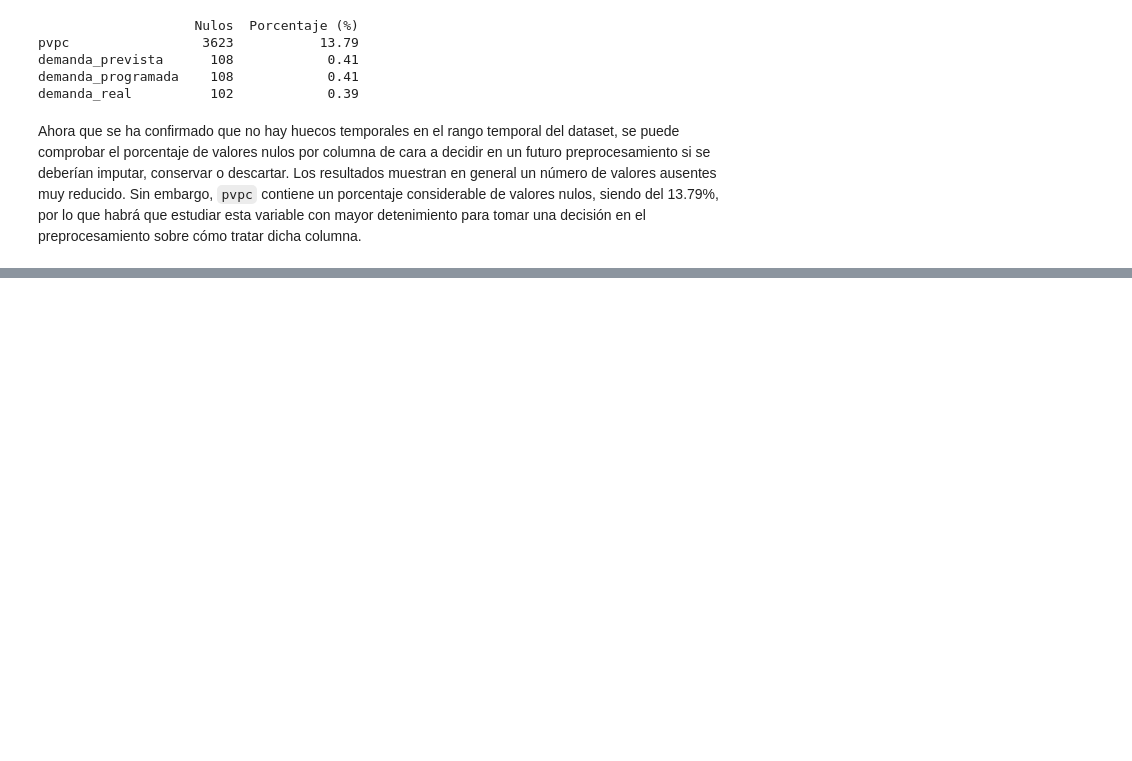
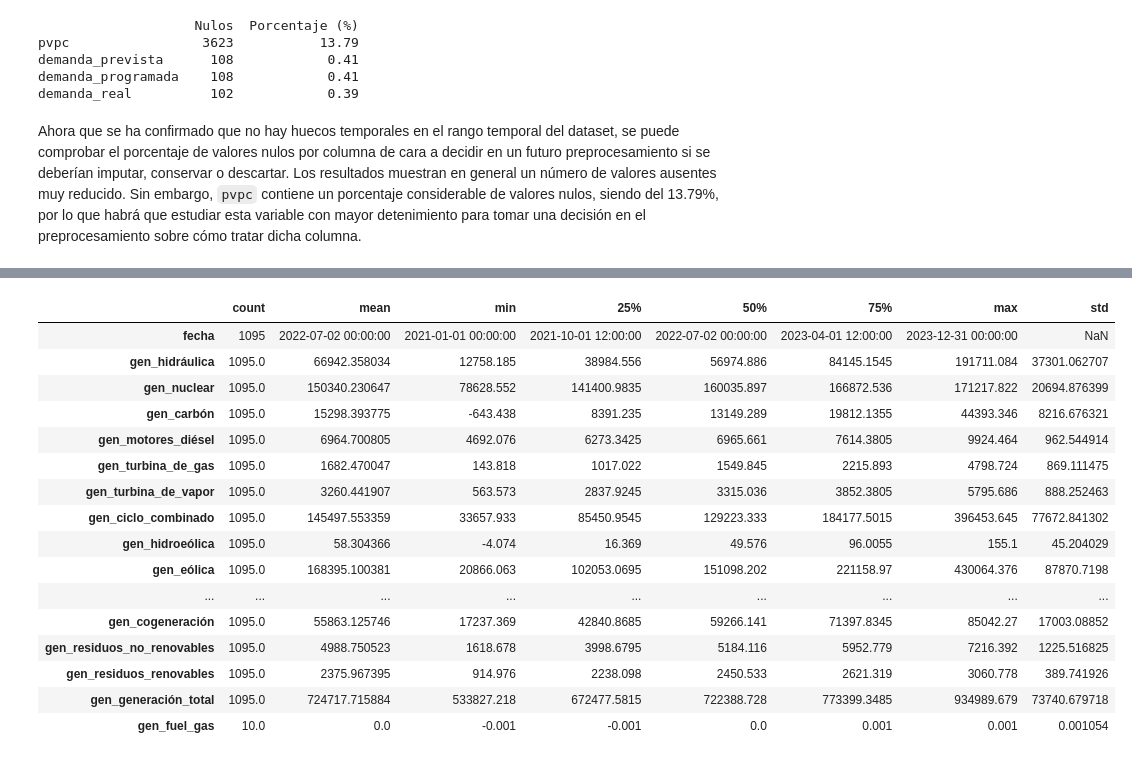
Before and after one commit to madalenointhemorning/MachineLearningUMU, a Jupyter notebook: practica2/notebooks/01_eda.ipynb, the cells around one changed output, grey strips where cells are left out. Saved outputs shown, nothing was run; the diff lists cells and outputs as text; code cells hidden in the pictures; blank space fills up the shorter version.

```diff
--- a/practica2/notebooks/01_eda.ipynb
+++ b/practica2/notebooks/01_eda.ipynb
@@ -22,7 +26,6 @@ sns.set_context("poster")
 # %%
-pd.set_option('display.max_columns', None) # Por si se quiere ver todas las columnas del DataFrame
-pd.set_option('display.max_rows', None) # Por si se quiere ver todas las filas del DataFrame
-pd.set_option('display.max_colwidth', None) # Por si se quiere ver todo el contenido de las columnas del DataFrame
+pd.set_option("display.max_columns", None)  # Para ver todas las columnas del DataFrame
+pd.set_option("display.width", 200)
 # %%
 DATA_PATH_GEN_DIARIA = Path("../data/raw/ree_generacion_diaria.csv")
 DATA_PATH_HORARIO = Path("../data/raw/ree_horario.csv")
@@ -210,0 +277,4 @@ Ahora que se ha confirmado que no hay huecos temporales en el rango temporal del
+# %%
+df_generacion["fecha"] = pd.to_datetime(df_generacion["fecha"])
+df_generacion = df_generacion.sort_values("fecha").reset_index(drop=True)
+df_generacion.info()
@@ -210,0 +333,20 @@ Ahora que se ha confirmado que no hay huecos temporales en el rango temporal del
+# %%
+df_generacion.describe().T
+# %% [output]
+|  | count | mean | min | 25% | 50% | 75% | max | std |
+| fecha | 1095 | 2022-07-02 00:00:00 | 2021-01-01 00:00:00 | 2021-10-01 12:00:00 | 2022-07-02 00:00:00 | 2023-04-01 12:00:00 | 2023-12-31 00:00:00 | NaN |
+| gen_hidráulica | 1095.0 | 66942.358034 | 12758.185 | 38984.556 | 56974.886 | 84145.1545 | 191711.084 | 37301.062707 |
+| gen_nuclear | 1095.0 | 150340.230647 | 78628.552 | 141400.9835 | 160035.897 | 166872.536 | 171217.822 | 20694.876399 |
+| gen_carbón | 1095.0 | 15298.393775 | -643.438 | 8391.235 | 13149.289 | 19812.1355 | 44393.346 | 8216.676321 |
+| gen_motores_diésel | 1095.0 | 6964.700805 | 4692.076 | 6273.3425 | 6965.661 | 7614.3805 | 9924.464 | 962.544914 |
+| gen_turbina_de_gas | 1095.0 | 1682.470047 | 143.818 | 1017.022 | 1549.845 | 2215.893 | 4798.724 | 869.111475 |
+| gen_turbina_de_vapor | 1095.0 | 3260.441907 | 563.573 | 2837.9245 | 3315.036 | 3852.3805 | 5795.686 | 888.252463 |
+| gen_ciclo_combinado | 1095.0 | 145497.553359 | 33657.933 | 85450.9545 | 129223.333 | 184177.5015 | 396453.645 | 77672.841302 |
+| gen_hidroeólica | 1095.0 | 58.304366 | -4.074 | 16.369 | 49.576 | 96.0055 | 155.1 | 45.204029 |
+| gen_eólica | 1095.0 | 168395.100381 | 20866.063 | 102053.0695 | 151098.202 | 221158.97 | 430064.376 | 87870.7198 |
+| ... | ... | ... | ... | ... | ... | ... | ... | ... |
+| gen_cogeneración | 1095.0 | 55863.125746 | 17237.369 | 42840.8685 | 59266.141 | 71397.8345 | 85042.27 | 17003.08852 |
+| gen_residuos_no_renovables | 1095.0 | 4988.750523 | 1618.678 | 3998.6795 | 5184.116 | 5952.779 | 7216.392 | 1225.516825 |
+| gen_residuos_renovables | 1095.0 | 2375.967395 | 914.976 | 2238.098 | 2450.533 | 2621.319 | 3060.778 | 389.741926 |
+| gen_generación_total | 1095.0 | 724717.715884 | 533827.218 | 672477.5815 | 722388.728 | 773399.3485 | 934989.679 | 73740.679718 |
+| gen_fuel_gas | 10.0 | 0.0 | -0.001 | -0.001 | 0.0 | 0.001 | 0.001 | 0.001054 |
```
Also changed, not shown: parts of 22 cells of this notebook, 7 other files.
